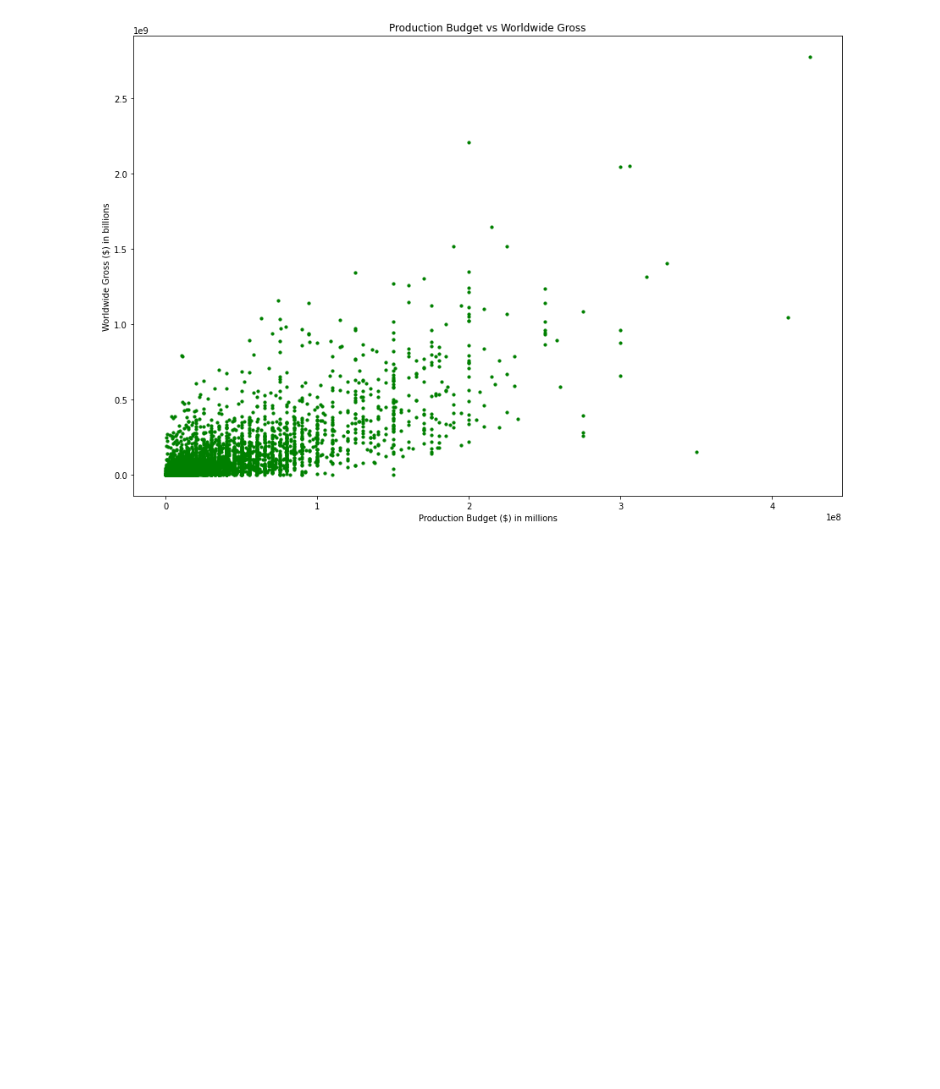
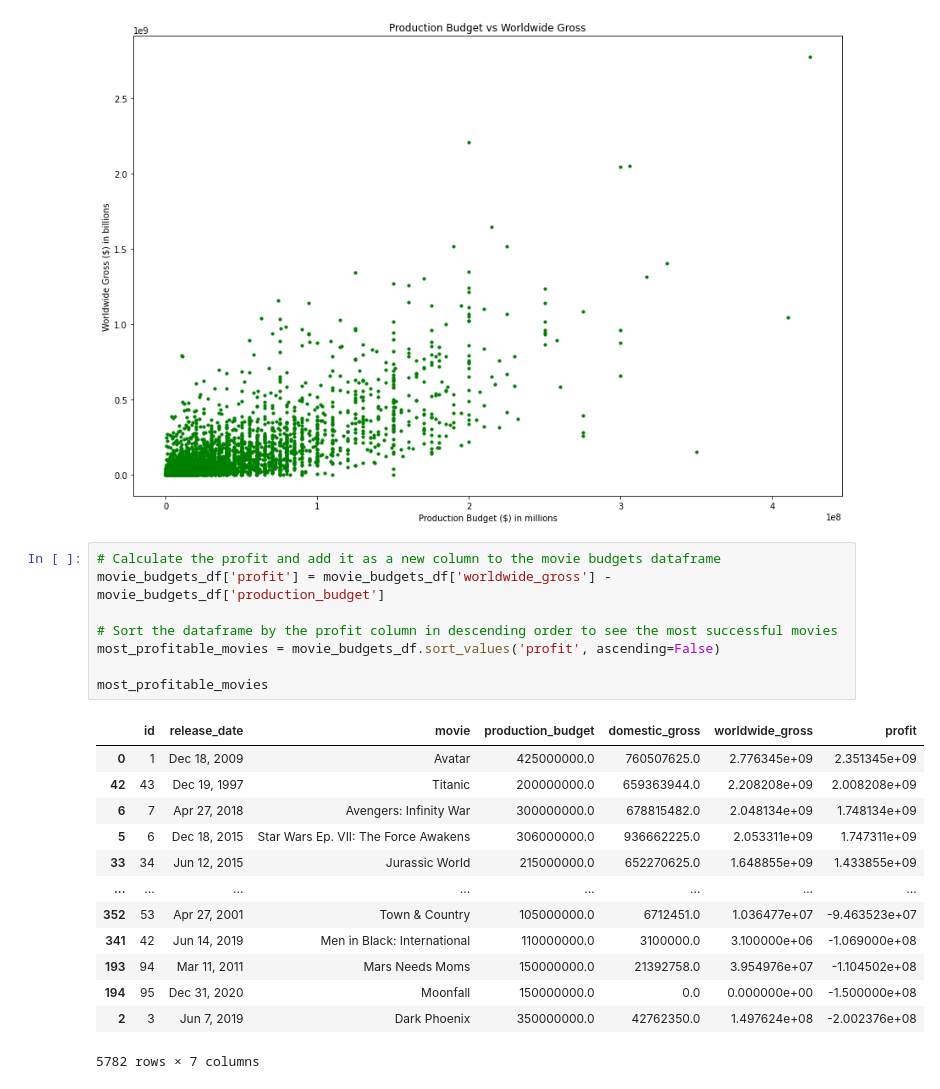
Before and after one commit to Sstrouderr/Capstone-repo, a Jupyter notebook: Notebooks/Carolyn/Book2.ipynb, the cells around one changed output. Drawn from its saved outputs; the diff is of its cells as text; blank space fills up the shorter version.

Commit message:
Sort data by profit

```diff
--- a/Notebooks/Carolyn/Book2.ipynb
+++ b/Notebooks/Carolyn/Book2.ipynb
@@ -136,3 +136,25 @@ plt.title('Production Budget vs Worldwide Gross')
 plt.show()
 # %% [output]
 [figure]
+# %%
+# Calculate the profit and add it as a new column to the movie budgets dataframe
+movie_budgets_df['profit'] = movie_budgets_df['worldwide_gross'] - movie_budgets_df['production_budget']
+
+# Sort the dataframe by the profit column in descending order to see the most successful movies
+most_profitable_movies = movie_budgets_df.sort_values('profit', ascending=False)
+
+most_profitable_movies
+# %% [output]
+|  | id | release_date | movie | production_budget | domestic_gross | worldwide_gross | profit |
+| 0 | 1 | Dec 18, 2009 | Avatar | 425000000.0 | 760507625.0 | 2.776345e+09 | 2.351345e+09 |
+| 42 | 43 | Dec 19, 1997 | Titanic | 200000000.0 | 659363944.0 | 2.208208e+09 | 2.008208e+09 |
+| 6 | 7 | Apr 27, 2018 | Avengers: Infinity War | 300000000.0 | 678815482.0 | 2.048134e+09 | 1.748134e+09 |
+| 5 | 6 | Dec 18, 2015 | Star Wars Ep. VII: The Force Awakens | 306000000.0 | 936662225.0 | 2.053311e+09 | 1.747311e+09 |
+| 33 | 34 | Jun 12, 2015 | Jurassic World | 215000000.0 | 652270625.0 | 1.648855e+09 | 1.433855e+09 |
+| ... | ... | ... | ... | ... | ... | ... | ... |
+| 352 | 53 | Apr 27, 2001 | Town & Country | 105000000.0 | 6712451.0 | 1.036477e+07 | -9.463523e+07 |
+| 341 | 42 | Jun 14, 2019 | Men in Black: International | 110000000.0 | 3100000.0 | 3.100000e+06 | -1.069000e+08 |
+| 193 | 94 | Mar 11, 2011 | Mars Needs Moms | 150000000.0 | 21392758.0 | 3.954976e+07 | -1.104502e+08 |
+| 194 | 95 | Dec 31, 2020 | Moonfall | 150000000.0 | 0.0 | 0.000000e+00 | -1.500000e+08 |
+| 2 | 3 | Jun 7, 2019 | Dark Phoenix | 350000000.0 | 42762350.0 | 1.497624e+08 | -2.002376e+08 |
+5782 rows × 7 columns
```
